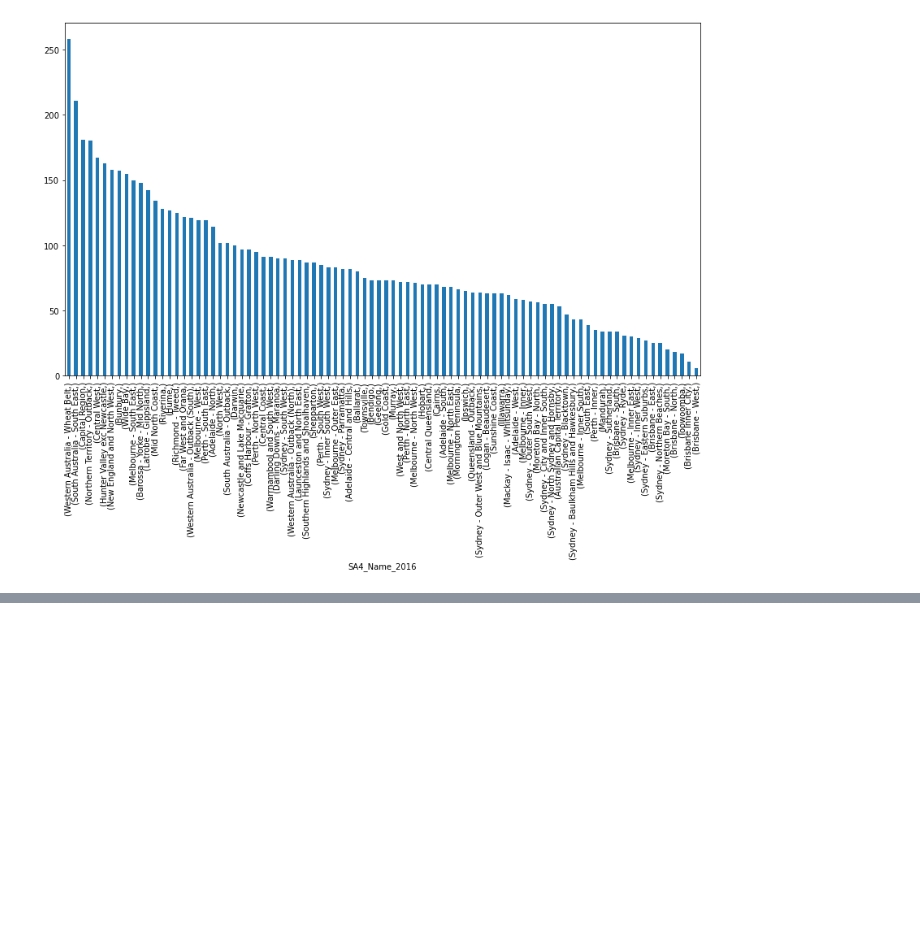
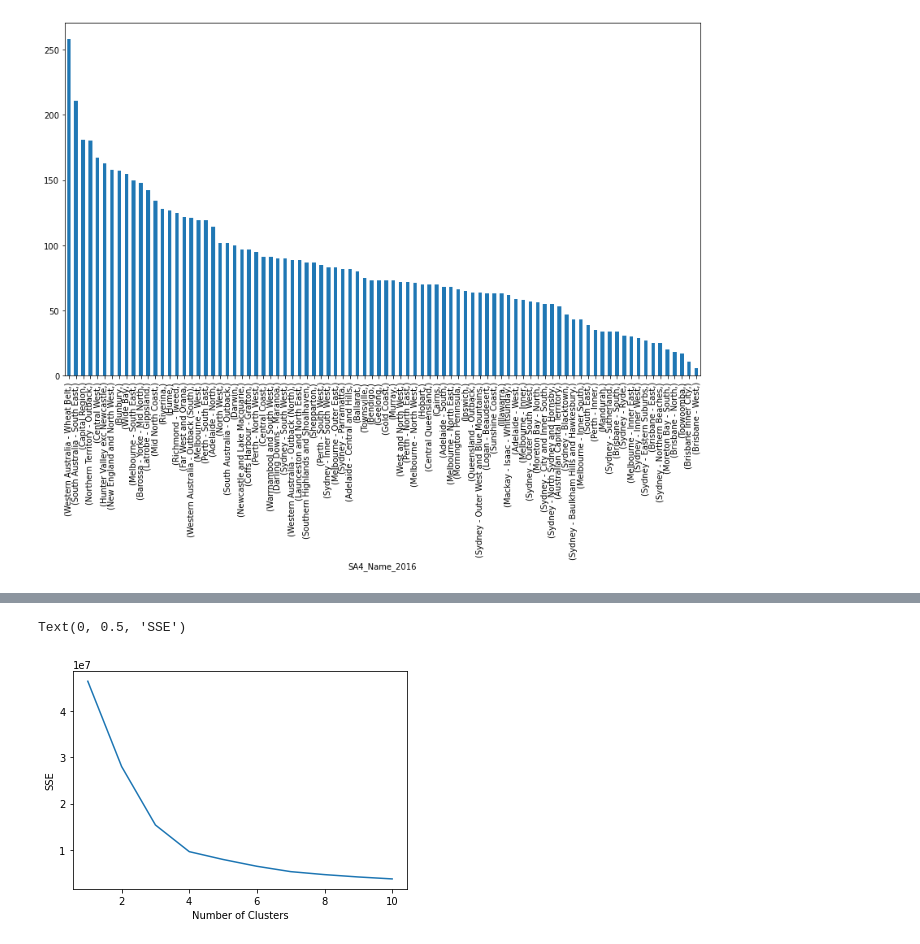
Before and after one commit to cooper-plath/CP3403DataMining, a Jupyter notebook: Dataset_CP3403_Adam_Edgar.ipynb, the cells around one changed output, grey strips where cells are left out. Cells and saved outputs as stored; diff of their text form; code cells hidden in the pictures; blank space fills up the shorter version.

```diff
--- a/Dataset_CP3403_Adam_Edgar.ipynb
+++ b/Dataset_CP3403_Adam_Edgar.ipynb
@@ -482,0 +630,18 @@ data3_SA4_Name_2016_count.plot.bar(figsize=(14,8))
+# %%
+data3 = data2.iloc[:,[10,13]]
+data3 = data3.replace("?", np.NaN)
+data3 = data3.dropna()
+# %%
+numClusters = [1, 2, 3, 4, 5, 6, 7, 8, 9, 10]
+SSE = []
+for k in numClusters:
+    k_means = cluster.KMeans(n_clusters=k)
+    k_means.fit(data3)
+    SSE.append(k_means.inertia_)
+
+plt.plot(numClusters, SSE)
+plt.xlabel('Number of Clusters')
+plt.ylabel('SSE')
+# %% [output]
+Text(0, 0.5, 'SSE')
+[figure, added]
```
Also changed, not shown: parts of 10 cells of this notebook.
